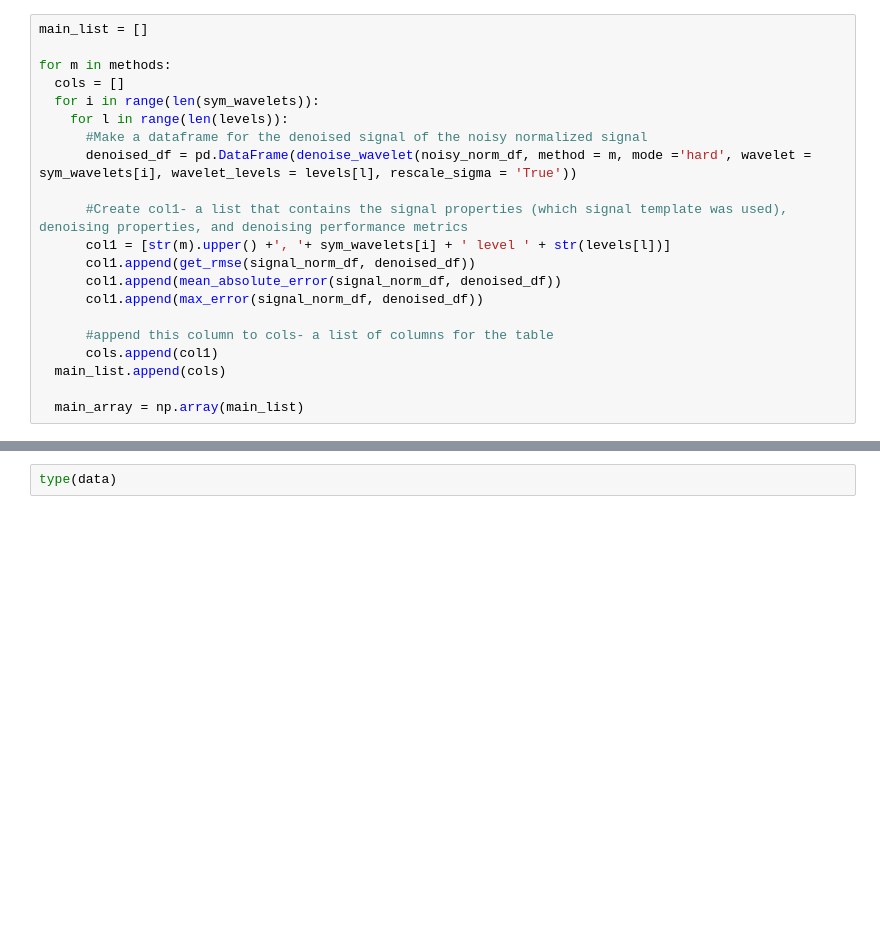
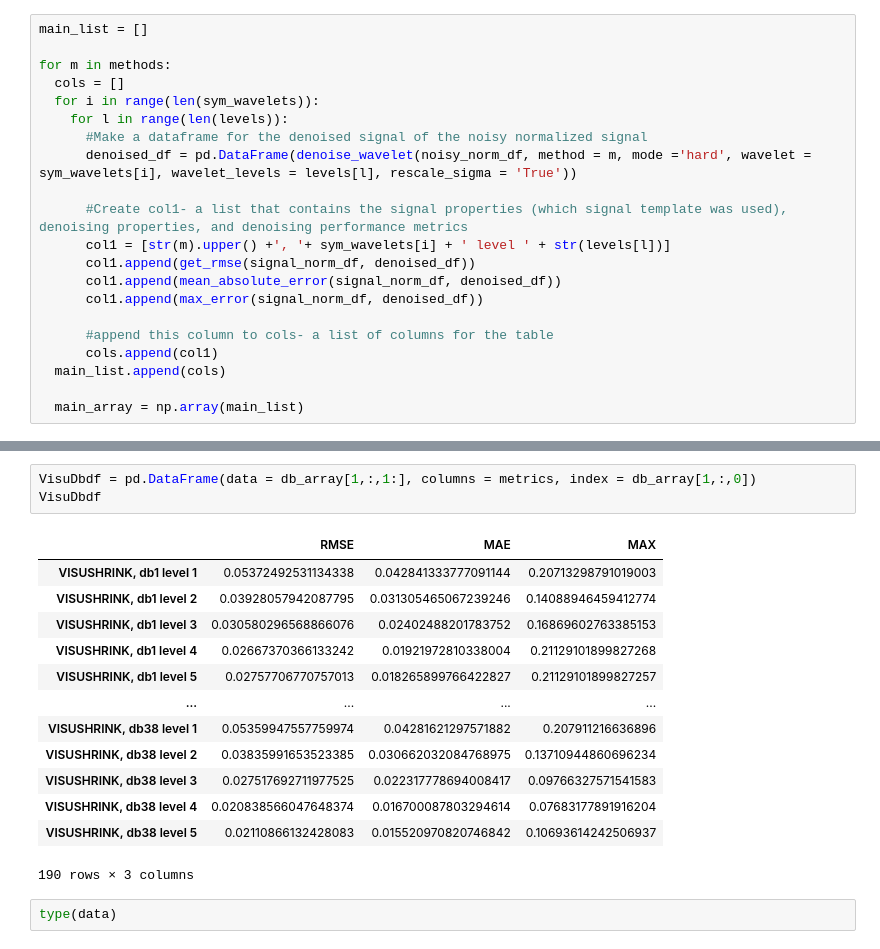
Before and after one commit to Calista-F/CCSN-gravitational-wave-denoising, a Jupyter notebook: 20220209_Wavelet_runthrough.ipynb, the cells around one changed output, grey strips where cells are left out. Saved outputs shown, nothing was run; the diff lists cells and outputs as text; blank space fills up the shorter version.

```diff
--- a/20220209_Wavelet_runthrough.ipynb
+++ b/20220209_Wavelet_runthrough.ipynb
@@ -225,3 +276,20 @@ TypeError: ignored
+# %%
+VisuDbdf = pd.DataFrame(data = db_array[1,:,1:], columns = metrics, index = db_array[1,:,0])
+VisuDbdf
+# %% [output]
+|  | RMSE | MAE | MAX |
+| VISUSHRINK, db1 level 1 | 0.05372492531134338 | 0.042841333777091144 | 0.20713298791019003 |
+| VISUSHRINK, db1 level 2 | 0.03928057942087795 | 0.031305465067239246 | 0.14088946459412774 |
+| VISUSHRINK, db1 level 3 | 0.030580296568866076 | 0.02402488201783752 | 0.16869602763385153 |
+| VISUSHRINK, db1 level 4 | 0.02667370366133242 | 0.01921972810338004 | 0.21129101899827268 |
+| VISUSHRINK, db1 level 5 | 0.02757706770757013 | 0.018265899766422827 | 0.21129101899827257 |
+| ... | ... | ... | ... |
+| VISUSHRINK, db38 level 1 | 0.05359947557759974 | 0.04281621297571882 | 0.207911216636896 |
+| VISUSHRINK, db38 level 2 | 0.03835991653523385 | 0.030662032084768975 | 0.13710944860696234 |
+| VISUSHRINK, db38 level 3 | 0.027517692711977525 | 0.022317778694008417 | 0.09766327571541583 |
+| VISUSHRINK, db38 level 4 | 0.020838566047648374 | 0.016700087803294614 | 0.07683177891916204 |
+| VISUSHRINK, db38 level 5 | 0.02110866132428083 | 0.015520970820746842 | 0.10693614242506937 |
+190 rows × 3 columns
 # %%
 type(data)
 # %% [output]
```
Also changed, not shown: parts of 11 cells of this notebook.
